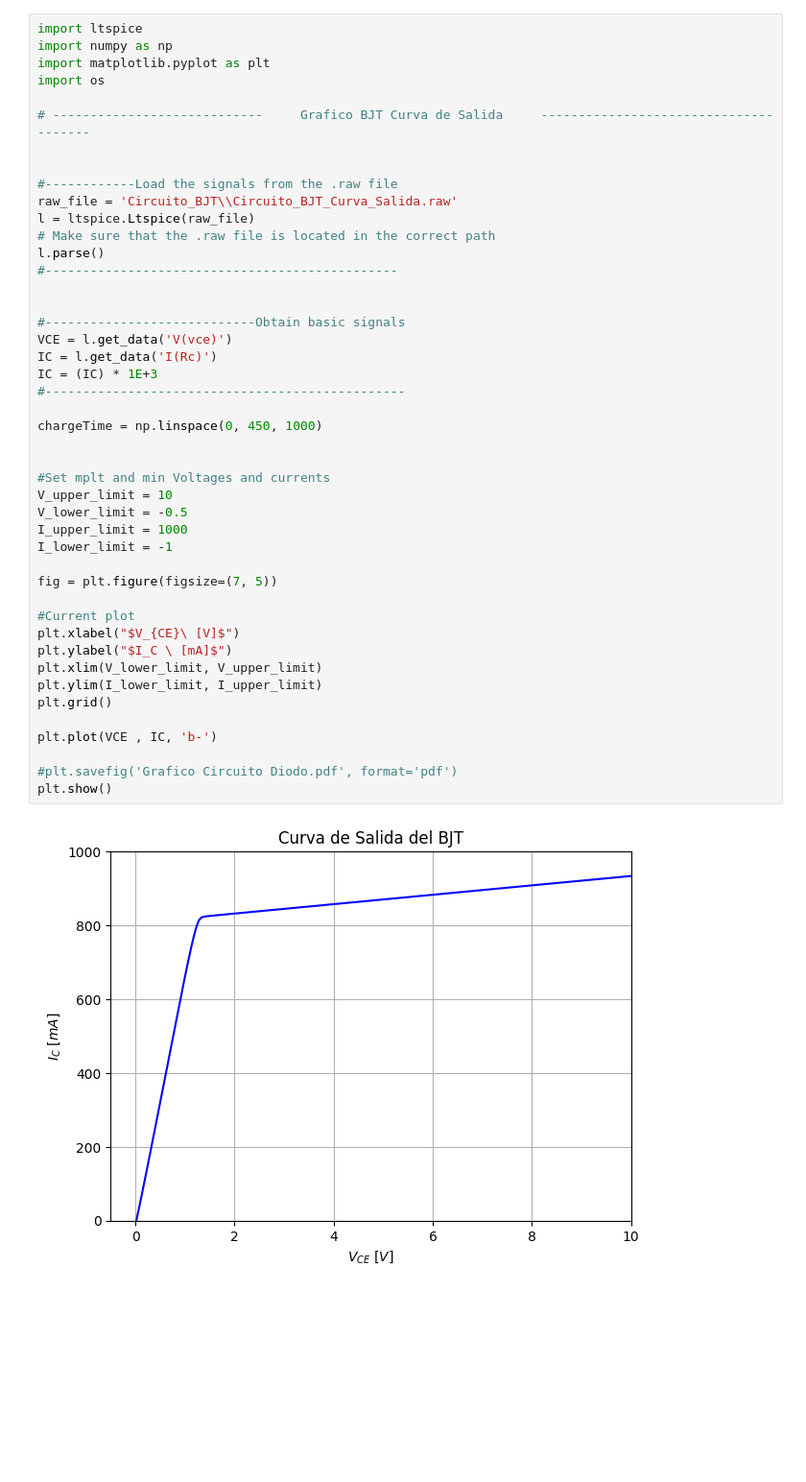
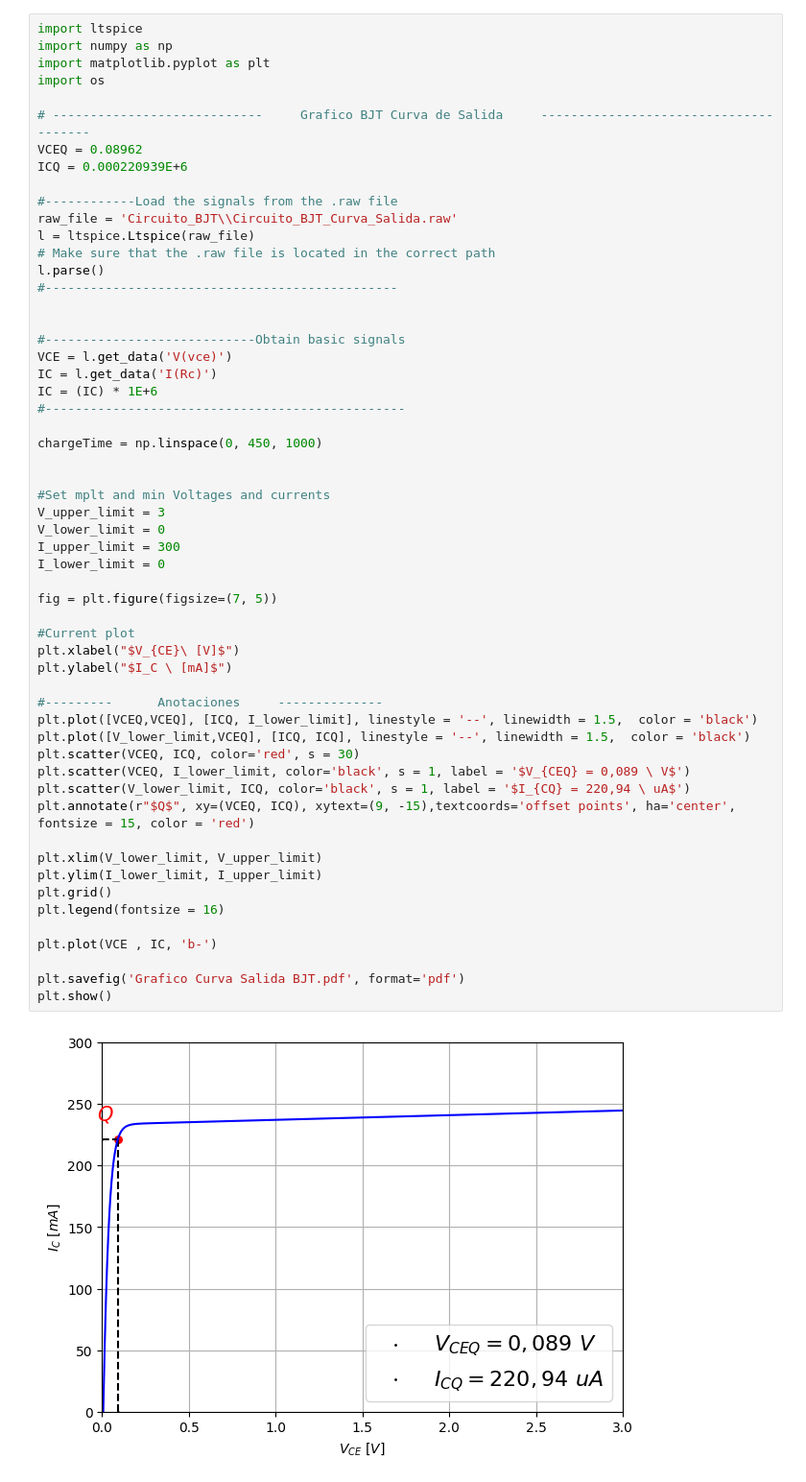
Before and after one commit to Fditoro/TP-Final-Fisica-Electronica, a Jupyter notebook: Spice/Graficos Spice.ipynb, the cells around one changed output. Shown: that part at 96% size. Cells and saved outputs as stored; diff of their text form; blank space fills up the shorter version.

```diff
--- a/Spice/Graficos Spice.ipynb
+++ b/Spice/Graficos Spice.ipynb
@@ -110,43 +121,54 @@ import matplotlib.pyplot as plt
 import os
 
 # ----------------------------     Grafico BJT Curva de Salida     --------------------------------------
-
+VCEQ = 0.08962
+ICQ = 0.000220939E+6
 
 #------------Load the signals from the .raw file
 raw_file = 'Circuito_BJT\\Circuito_BJT_Curva_Salida.raw'
 l = ltspice.Ltspice(raw_file)
 # Make sure that the .raw file is located in the correct path
 l.parse()
 #-----------------------------------------------
 
 
 #----------------------------Obtain basic signals
 VCE = l.get_data('V(vce)')
 IC = l.get_data('I(Rc)')
-IC = (IC) * 1E+3
+IC = (IC) * 1E+6
 #------------------------------------------------
 
 chargeTime = np.linspace(0, 450, 1000)
 
 
 #Set mplt and min Voltages and currents
-V_upper_limit = 10
-V_lower_limit = -0.5
-I_upper_limit = 1000
-I_lower_limit = -1
+V_upper_limit = 3
+V_lower_limit = 0
+I_upper_limit = 300
+I_lower_limit = 0
 
 fig = plt.figure(figsize=(7, 5))
 
 #Current plot
 plt.xlabel("$V_{CE}\ [V]$")
 plt.ylabel("$I_C \ [mA]$")
+
+#---------      Anotaciones     --------------
+plt.plot([VCEQ,VCEQ], [ICQ, I_lower_limit], linestyle = '--', linewidth = 1.5,  color = 'black')
+plt.plot([V_lower_limit,VCEQ], [ICQ, ICQ], linestyle = '--', linewidth = 1.5,  color = 'black')
+plt.scatter(VCEQ, ICQ, color='red', s = 30)
+plt.scatter(VCEQ, I_lower_limit, color='black', s = 1, label = '$V_{CEQ} = 0,089 \ V$')
+plt.scatter(V_lower_limit, ICQ, color='black', s = 1, label = '$I_{CQ} = 220,94 \ uA$')
+plt.annotate(r"$Q$", xy=(VCEQ, ICQ), xytext=(9, -15),textcoords='offset points', ha='center', fontsize = 15, color = 'red')
+
 plt.xlim(V_lower_limit, V_upper_limit)
 plt.ylim(I_lower_limit, I_upper_limit)
 plt.grid()
+plt.legend(fontsize = 16)
 
 plt.plot(VCE , IC, 'b-')
 
-#plt.savefig('Grafico Circuito Diodo.pdf', format='pdf')
+plt.savefig('Grafico Curva Salida BJT.pdf', format='pdf')
 plt.show()
 # %% [output]
-[figure, old version]
+[figure, new version]
```
Also changed, not shown: parts of 2 cells of this notebook, 18 other files.
